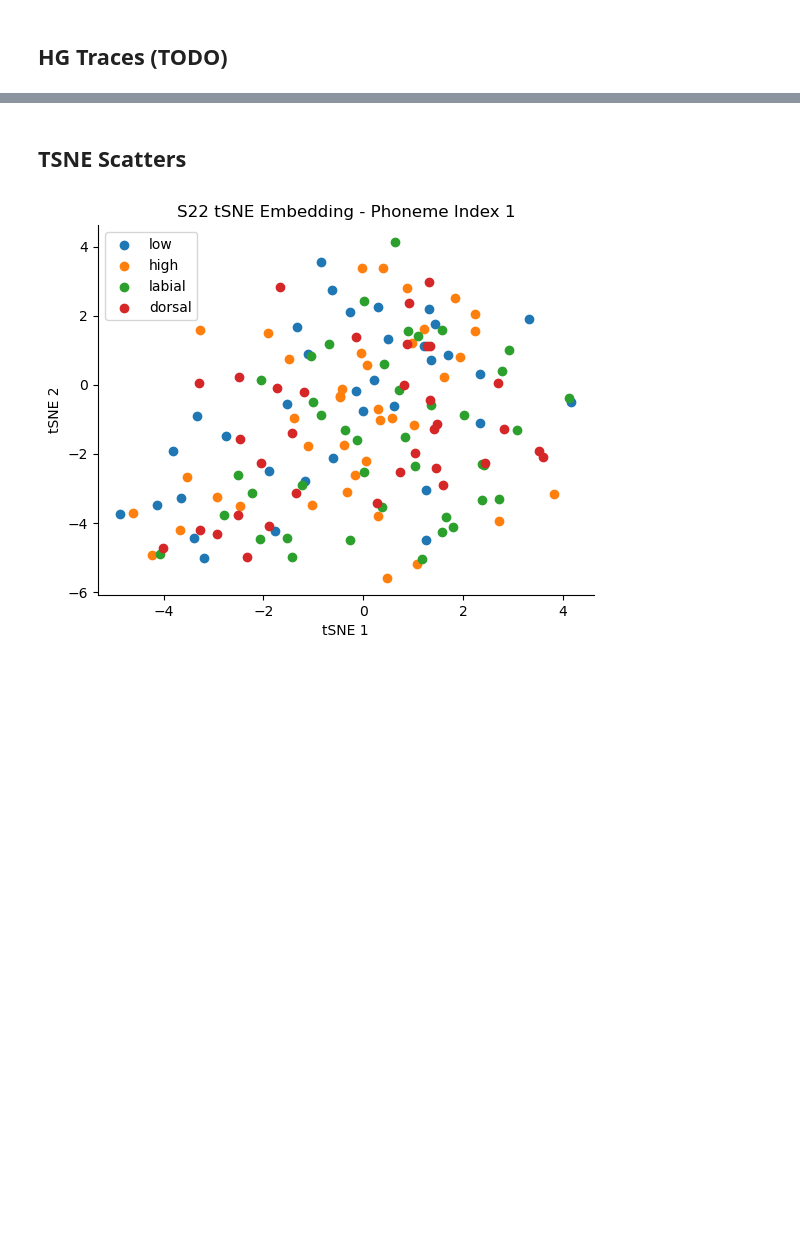
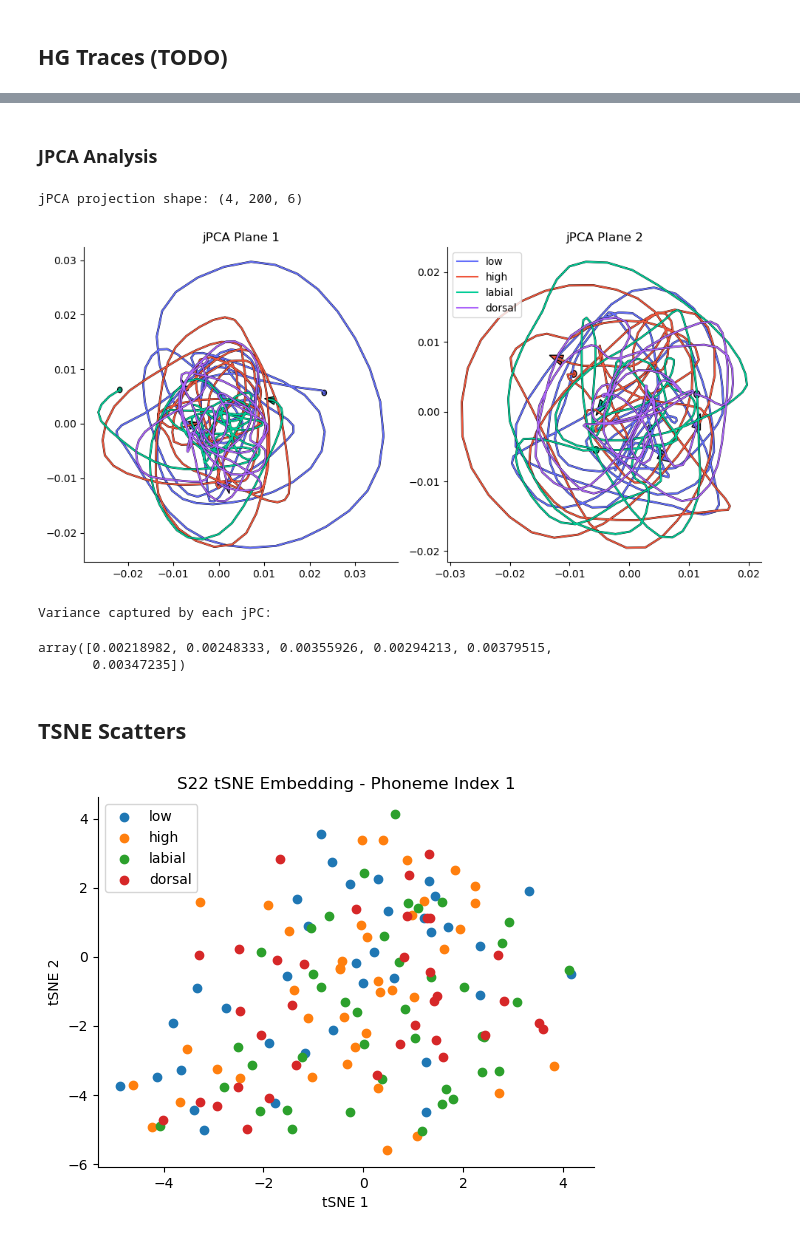
Before and after one commit to coganlab/cross_patient_speech_decoding, a Jupyter notebook: aligned_decoding/notebooks/single_patient_vis.ipynb, the cells around one changed output, grey strips where cells are left out. Cells and saved outputs as stored; diff of their text form; code cells hidden in the pictures; blank space fills up the shorter version.

Commit message:
initial jPCA analysis

```diff
--- a/aligned_decoding/notebooks/single_patient_vis.ipynb
+++ b/aligned_decoding/notebooks/single_patient_vis.ipynb
@@ -75,2 +74,10 @@ array([1, 4, 4, 3, 2, 1, 4, 4, 1, 1, 3, 3, 3, 4, 3, 1, 2, 4, 2, 1, 2, 2,
+# %%
+t = np.linspace(-0.5, 0.5 - 1/pt_trace.shape[1], pt_trace.shape[1])
+# %%
+phon_seq_avg_trace = utils.cnd_avg(pt_trace, pt_phon_seqs_str)
+artic_seq_avg_trace = utils.cnd_avg(pt_trace, pt_artic_seqs_str)
+phon_avg_trace = utils.cnd_avg(pt_trace, pt_phon_labels)
+artic_avg_trace = utils.cnd_avg(pt_trace, pt_artic_labels)
+cv_avg_trace = utils.cnd_avg(pt_trace, pt_cv_labels)
 # %% [markdown]
 ## HG Traces (TODO)
@@ -76,0 +192,4 @@ array([1, 4, 4, 3, 2, 1, 4, 4, 1, 1, 3, 3, 3, 4, 3, 1, 2, 4, 2, 1, 2, 2,
+# %% [markdown]
+### JPCA Analysis
+# %%
+jpca = jPCA.JPCA(num_jpcs=6)
@@ -77,3 +213,36 @@ array([1, 4, 4, 3, 2, 1, 4, 4, 1, 1, 3, 3, 3, 4, 3, 1, 2, 4, 2, 1, 2, 2,
+# %%
+t_start = t[np.where(t >= -0.5)[0][0]]
+t_end = t[np.where(t <= 0.5)[0][-1]]
+# print(t_start, t_end)
+# projected, full_data_var, pca_var_capt, jpca_var_capt = jpca.fit([phon_seq_avg_trace[i] for i in range(phon_seq_avg_trace.shape[0])], times=list(t), tstart=t_start, tend=t_end, align_axes_to_data=True, num_pcs=30)
+projected, full_data_var, pca_var_capt, jpca_var_capt = jpca.fit([artic_avg_trace[i] for i in range(artic_avg_trace.shape[0])], times=list(t), tstart=t_start, tend=t_end, align_axes_to_data=True, num_pcs=30)
+# projected, full_data_var, pca_var_capt, jpca_var_capt = jpca.fit([cv_avg_trace[i] for i in range(cv_avg_trace.shape[0])], times=list(t), tstart=t_start, tend=t_end, align_axes_to_data=True, num_pcs=30)
+# projected, full_data_var, pca_var_capt, jpca_var_capt = jpca.fit([pt_trace[i] for i in range(pt_trace.shape[0])], times=list(t), tstart=t_start, tend=t_end, align_axes_to_data=True)
+print(f'jPCA projection shape: ({len(projected)}, {projected[0].shape[0]}, {projected[0].shape[1]})')
+# %% [output]
+jPCA projection shape: (4, 200, 6)
+# %%
+marker_size = 0.0005
+# marker_size=0.0002
+fig, axes = plt.subplots(1, 2, figsize=(10, 5))
+custom_plot_proj(projected, artic_labels, axis=axes[0], x_idx=0, y_idx=1, arrow_size=marker_size, circle_size=marker_size)
+custom_plot_proj(projected, artic_labels, axis=axes[1], x_idx=2, y_idx=3, arrow_size=marker_size, circle_size=marker_size)
+
+axes[0].set_title("jPCA Plane 1")
+axes[1].set_title("jPCA Plane 2")
+plt.tight_layout()
+sns.despine()
+plt.show()
+# %% [output]
+[figure, added]
+# %%
+# Here's how we would get the variance of first plane:
+print("Variance captured by each jPC:")
+jpca_var_capt / full_data_var
+# %% [output]
+Variance captured by each jPC:
+array([0.00218982, 0.00248333, 0.00355926, 0.00294213, 0.00379515,
+       0.00347235])
 # %% [markdown]
 ## TSNE Scatters
 # %%
```
Also changed, not shown: parts of 11 cells of this notebook, 1 other file.
